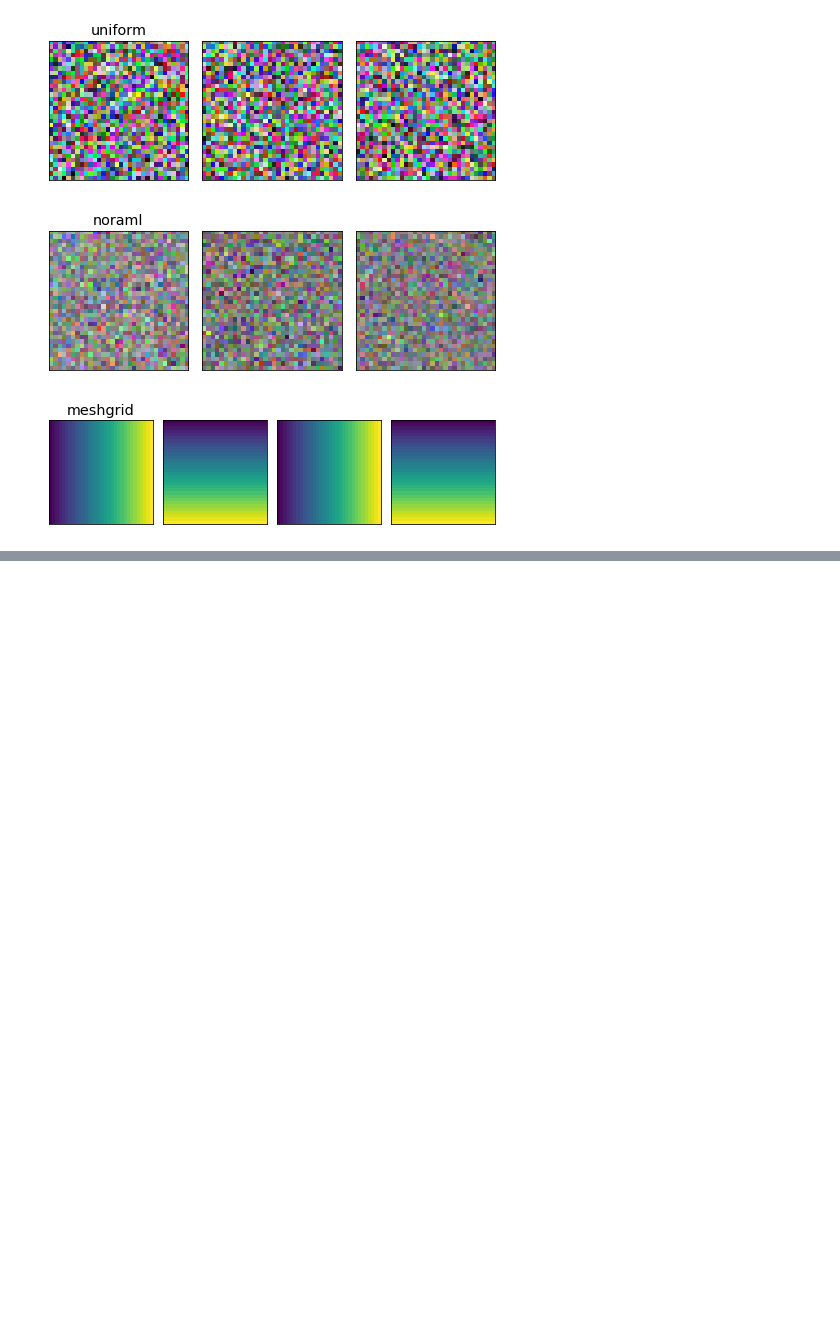
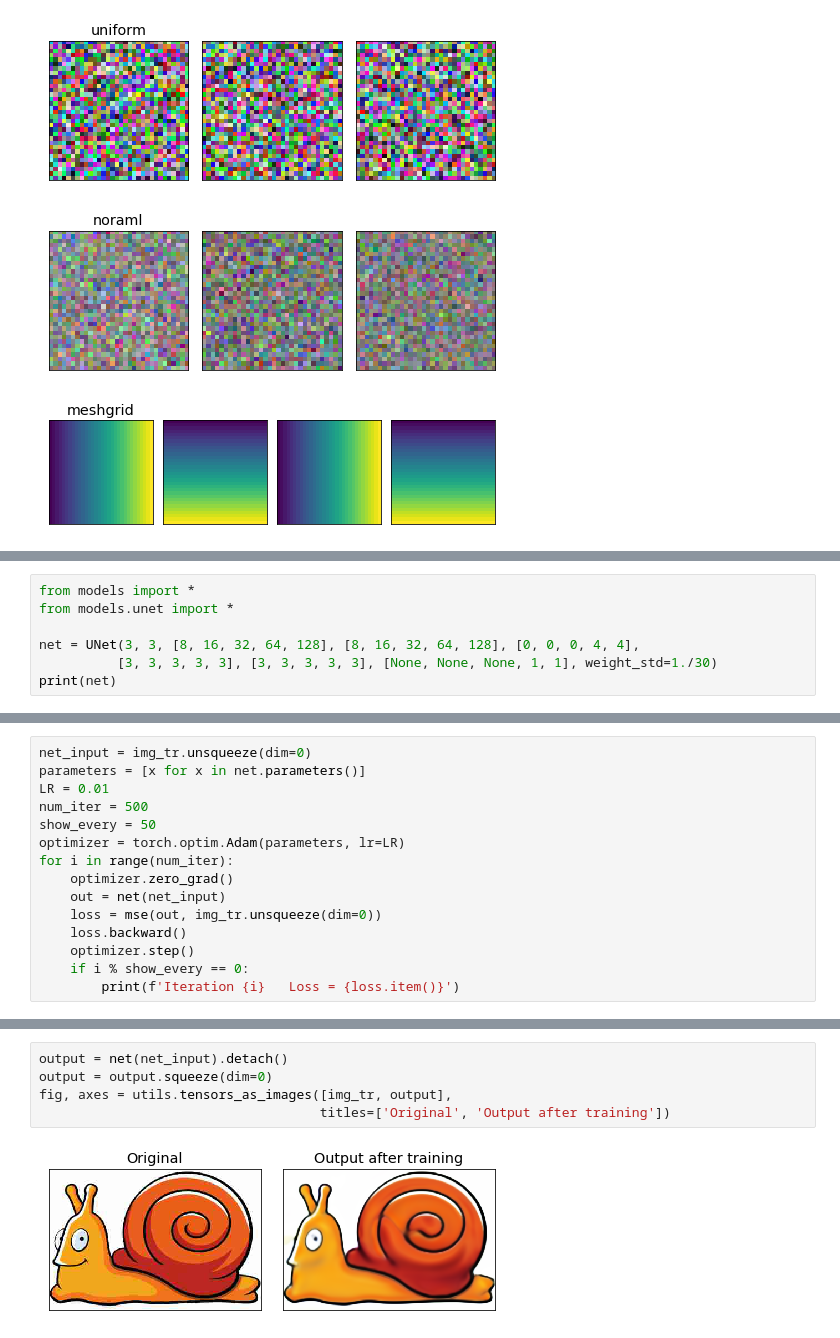
Before and after one commit to avivcaspi/DeepImagePriorProject, a Jupyter notebook: testing.ipynb, the cells around one changed output, grey strips where cells are left out. Saved outputs shown, nothing was run; the diff lists cells and outputs as text; blank space fills up the shorter version.

Commit message:
added simple training and fix a little at unet model

```diff
--- a/testing.ipynb
+++ b/testing.ipynb
@@ -73,0 +71,7 @@ fig, axes = utils.tensors_as_images([img_tr, normal_noise, img_noisy_normal, img
+# %%
+from models import *
+from models.unet import *
+
+net = UNet(3, 3, [8, 16, 32, 64, 128], [8, 16, 32, 64, 128], [0, 0, 0, 4, 4],
+          [3, 3, 3, 3, 3], [3, 3, 3, 3, 3], [None, None, None, 1, 1], weight_std=1./30)
+print(net)
@@ -73,0 +104,15 @@ fig, axes = utils.tensors_as_images([img_tr, normal_noise, img_noisy_normal, img
+# %%
+net_input = img_tr.unsqueeze(dim=0)
+parameters = [x for x in net.parameters()]
+LR = 0.01
+num_iter = 500
+show_every = 50
+optimizer = torch.optim.Adam(parameters, lr=LR)
+for i in range(num_iter):
+    optimizer.zero_grad()
+    out = net(net_input)
+    loss = mse(out, img_tr.unsqueeze(dim=0))
+    loss.backward()
+    optimizer.step()
+    if i % show_every == 0:
+        print(f'Iteration {i}   Loss = {loss.item()}')
@@ -73,0 +137,7 @@ fig, axes = utils.tensors_as_images([img_tr, normal_noise, img_noisy_normal, img
+# %%
+output = net(net_input).detach()
+output = output.squeeze(dim=0)
+fig, axes = utils.tensors_as_images([img_tr, output],
+                                    titles=['Original', 'Output after training'])
+# %% [output]
+[figure, added]
```
Also changed, not shown: parts of 5 cells of this notebook, 2 other files.
